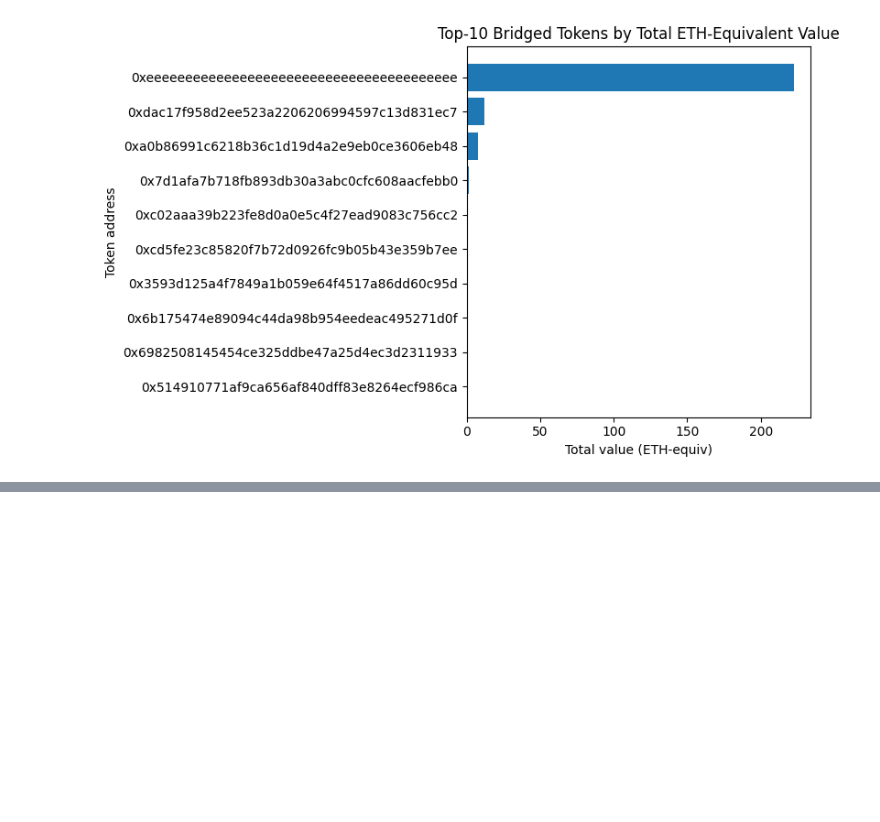
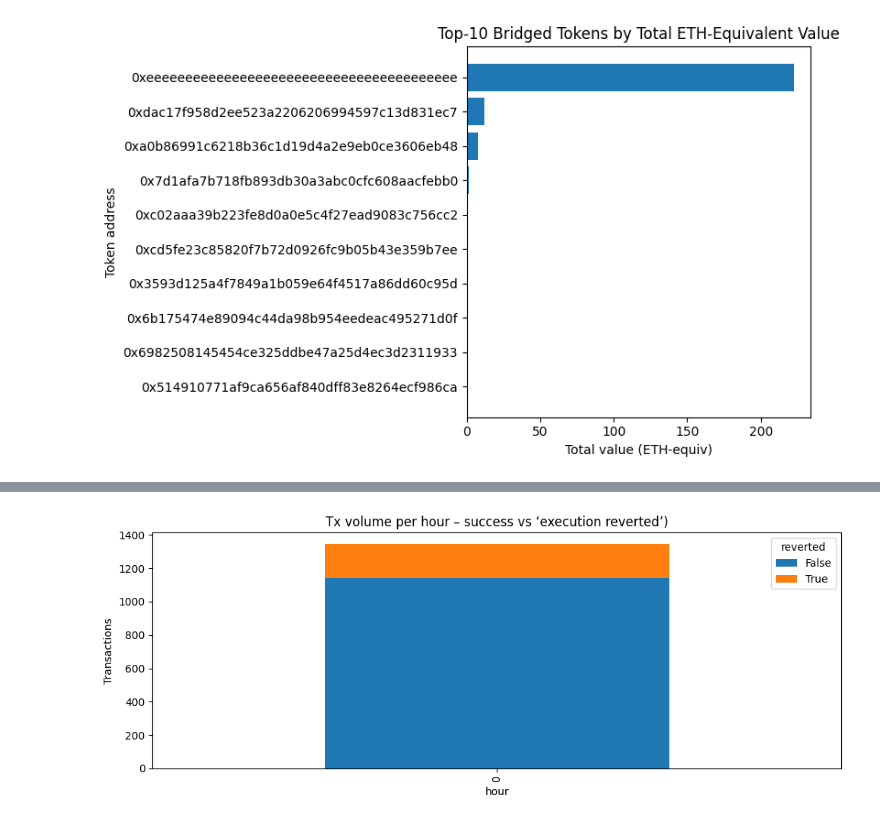
Before and after one commit to saginarendravarma174/learn, a Jupyter notebook: Web3.ipynb, the cells around one changed output, grey strips where cells are left out. Drawn from its saved outputs; the diff is of its cells as text; code cells hidden in the pictures; blank space fills up the shorter version.

```diff
--- a/Web3.ipynb
+++ b/Web3.ipynb
@@ -248,0 +307,90 @@ Top-10 bridged tokens by total ETH-equivalent value
+# %%
+# ──────────────────────────────────────────────────────────────
+#  Analyse "execution reverted" failures in Etherscan-export.csv
+# ──────────────────────────────────────────────────────────────
+import pandas as pd
+import matplotlib.pyplot as plt
+
+### 1  Load the export  (adjust path if needed)
+CSV = "/content/Etherscan-export.csv"
+df = pd.read_csv(CSV)
+print(f"Loaded {len(df):,} rows")
+
+### 2  Locate the ErrCode / error column
+err_cols = [c for c in df.columns if "err" in c.lower() or "error" in c.lower()]
+if not err_cols:
+    raise ValueError("Couldn’t find a column with ErrCode / error information!")
+err_col = err_cols[0]
+
+### 3  Flag rows where ErrCode == "execution reverted"
+df["reverted"] = df[err_col].astype(str).str.contains("execution reverted", case=False, na=False)
+reverts = df[df["reverted"]]
+num_rev  = len(reverts)
+print(f"\n🔸  Transactions that ended with 'execution reverted': {num_rev:,} "
+      f"({num_rev/len(df):.2%} of all txs)")
+
+### 4  Top offenders by method selector
+if "method" in df.columns:
+    by_method = (reverts["method"].value_counts()
+                 .head(10)
+                 .rename_axis("method")
+                 .reset_index(name="revert_tx"))
+    print("\nTop method selectors triggering reverts")
+    display(by_method)
+else:
+    print("\n(no 'method' column in export – skipping selector analysis)")
+
+### 5  Addresses that generate the most reverts
+sender_col = next((c for c in df.columns if c.lower().startswith("from")), None)
+if sender_col:
+    top_senders = (reverts[sender_col]
+                   .value_counts()
+                   .head(10)
+                   .rename_axis("sender")
+                   .reset_index(name="revert_tx"))
+    print("\nEOAs / contracts with the most reverted executions")
+    display(top_senders)
+else:
+    print("\n(no sender column found – skipping spammer analysis)")
+
+### 6  Gas wasted on reverted txs (if gas / fee columns exist)
+gas_col  = next((c for c in df.columns if "txnfee" in c.lower() and "eth" in c.lower()), None)
+value_col = next((c for c in df.columns if "value_in" in c.lower() and "eth" in c.lower()), None)
+
+if gas_col:
+    gas_waste = reverts[gas_col].astype(float).sum()
+    print(f"\nTotal gas paid on reverted txs: {gas_waste:,.4f} ETH")
+if value_col:
+    attempted = reverts[value_col].astype(float).sum()
+    print(f"Total ETH those txs *attempted* to move: {attempted:,.4f} ETH")
+
+### 7  Quick timeline – when do reverts spike?
+time_col = next((c for c in df.columns if "datetime" in c.lower() or "time" in c.lower()), None)
+if time_col is not None:
+    df[time_col] = pd.to_datetime(df[time_col])
+    df["hour"]  = df[time_col].dt.hour
+    (df.groupby(["hour", "reverted"])
+       .size()
+       .unstack(fill_value=0)
+       .plot(kind="bar", stacked=True, figsize=(10,4),
+             title="Tx volume per hour – success vs ‘execution reverted’)"))
+    plt.ylabel("Transactions")
+    plt.tight_layout()
+    plt.show()
+else:
+    print("\n(no timestamp column – skipping hourly chart)")
+
+### 8  Anything suspicious?
+#   — Methods with >50 % failure rate
+if "method" in df.columns:
+    fail_stats = (df.groupby("method")
+                    .agg(total=("method","size"), rev=("reverted","sum"))
+                    .assign(fail_rate=lambda d: d["rev"]/d["total"])
+                    .query("total >= 5 and fail_rate > 0.5")
+                    .sort_values("fail_rate", ascending=False))
+    if not fail_stats.empty:
+        print("\n⚠️  Selectors where >50 % of calls revert:")
+        display(fail_stats.head(10))
+    else:
+        print("\nNo selector crosses the 50 % fail-rate threshold.")
+# %% [output]
@@ -248,0 +417 @@ Top-10 bridged tokens by total ETH-equivalent value
+[figure, added]
```
Also changed, not shown: parts of 12 cells of this notebook.
